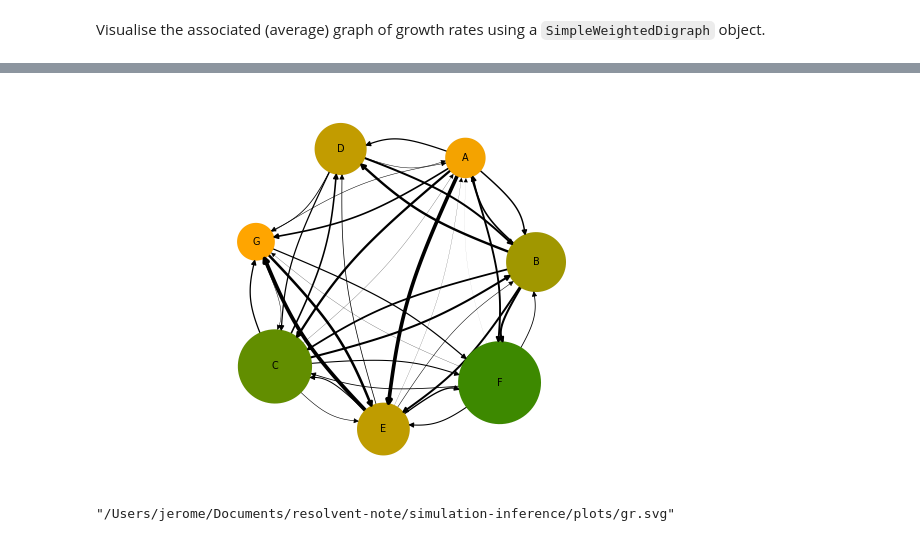
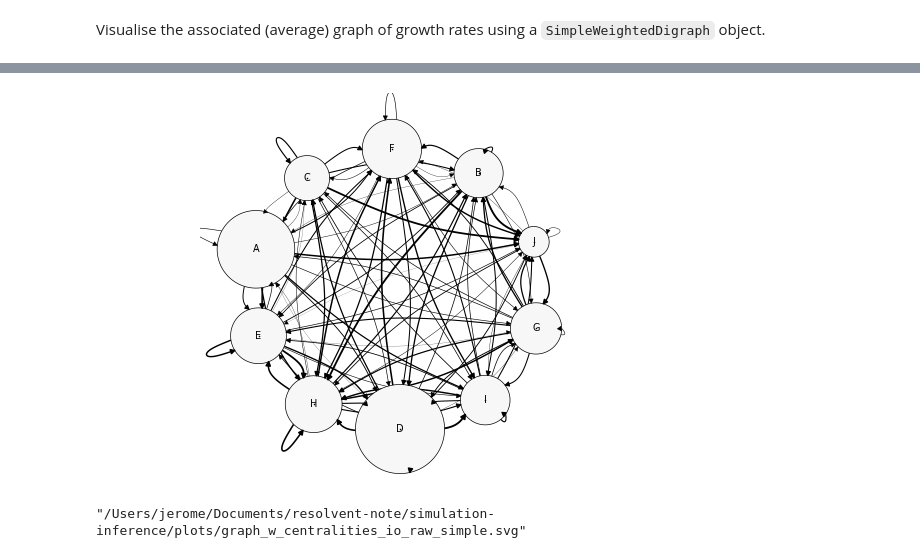
Before and after one commit to jsimons8/networkmodelssubspaces, a Jupyter notebook: empirical_application_network_centrality_2.ipynb, the cells around one changed output, grey strips where cells are left out. Drawn from its saved outputs; the diff is of its cells as text; code cells hidden in the pictures.

```diff
--- a/empirical_application_network_centrality_2.ipynb
+++ b/empirical_application_network_centrality_2.ipynb
@@ -138,10 +151,14 @@ Note that the array `estimates_abs` has the point estimates and upper bounds as
 #make a table for the eigenvector centralities
 eigenvector_centralities = DataFrame(   NodeOld = node_hash_map[:,1],
                                         NodeNew = node_hash_map[:,2],
-                                        country = ["A","B","C","D","E","F","G"],
+                                        Sector = ["A","B","C","D","E","F","G","H","I","J"],
                                         LogCentrality = log.(estimates_abs[:,1,1]),
                                         LogCentrality_upper = log.(estimates_abs[:,1,2]),
-                                        LogCentrality_error = log.(estimates_abs[:,1,2]) - log.(estimates_abs[:,1,1]));
-sort!(eigenvector_centralities,:LogCentrality,rev=true)
-CSV.write("network_statistics.csv",eigenvector_centralities)
+                                        LogCentrality_error = log.(estimates_abs[:,1,2]) - log.(estimates_abs[:,1,1]),
+                                        Centrality = estimates_abs[:,1,1],
+                                        Centrality_upper = estimates_abs[:,1,2],
+                                        Centrality_error = estimates_abs[:,1,2] - estimates_abs[:,1,1]
+                                        );
+sort!(eigenvector_centralities,:Centrality,rev=true)
+CSV.write("network_statistics_io.csv",eigenvector_centralities)
 # %% [output]
@@ -183,11 +197,12 @@ Visualise the associated (average) graph of growth rates using a `SimpleWeighted
 using CairoMakie, GraphMakie, Graphs, SimpleWeightedGraphs, GraphMakie.NetworkLayout
 #use GLMakie for the interactive version
 #using Karnak, Graphs, SimpleWeightedGraphs, NetworkLayout, Colors
+c = exp.(eigenvector_centralities[:,:Centrality]);
 g = SimpleWeightedDiGraph(p);
 width_vec = 1 .+ zeros(2*p);
 width_vec[1:7] =  ones(7);
 k=1
-for i in 1:p, j in i+1:p
+for i in 1:p, j in i:p
     add_edge!(g,i,j,graph_estimate[i,j]);
     add_edge!(g,j,i,graph_estimate[j,i]);
     #width_vec[k] = graph_estimate[i,j];
@@ -196,19 +211,5 @@ for i in 1:p, j in i+1:p
     k += 1;
     #println("i ",i," j ",j," ",graph_estimate[i,j])
 end
-label_table = select(eigenvector_centralities,:NodeOld,:NodeNew,:country)
+label_table = select(eigenvector_centralities,:NodeOld,:NodeNew,:Sector)
 sort!(label_table,:NodeNew,rev=false);
-#layout=(args...)->spring_layout(args...; C=10)
-#network_graph = gplot(g,layout=layout,nodelabel=label_table[:,:country],nodelabeldist=0)
-#layout = SquareGrid(cols=7)
-#layout = SFDP(Ptype=Float32, tol=0.01, C=0.2, K=1)
-#layout = Spectral(dim=2,nodeweights = c)
-layout = SFDP(Ptype=Float32, tol=0.01, C=0.2, K=1)
-layout = SquareGrid(cols=p)
-mygr = GraphMakie.graphplot(g,
-        node_size = 12*(c),
-          ilabels = eigenvector_centralities[:,:country],
-          ilabels_color = :black,
-          node_color = colors,
-          arrow_shift=:end,
-          layout=layout)
@@ -222,11 +221,11 @@ pythonplot()
 
 gpout = GraphRecipes.graphplot(g,
                         node_weights = c,
-                        names  = eigenvector_centralities[:,:country],
+                        names  = eigenvector_centralities[:,:Sector],
                         nodeshape = :circle,
-                        nodesize = .5,
-                        nodecolor = colors,
-                        markerstrokewidth=.01,
-                        edgewidth = (s,d,w) -> 200*graph_estimate[s,d],
+                        nodesize = .6,
+                        nodecolor = "grey97",
+                        markerstrokewidth=.5,
+                        edgewidth = (s,d,w) -> 10*graph_estimate[s,d],
                         method=:sfdp)
 # %% [output]
@@ -233,5 +234,5 @@ gpout = GraphRecipes.graphplot(g,
-[figure, old version]
+[figure, new version]
 # %%
-savefig(gpout,"plots/gr.svg")
+#savefig(gpout,"plots/graph_w_centralities_io_raw_simple.svg")
 # %% [output]
-"/Users/jerome/Documents/resolvent-note/simulation-inference/plots/gr.svg"
+"/Users/jerome/Documents/resolvent-note/simulation-inference/plots/graph_w_centralities_io_raw_simple.svg"
```
Also changed, not shown: parts of 21 cells of this notebook.
